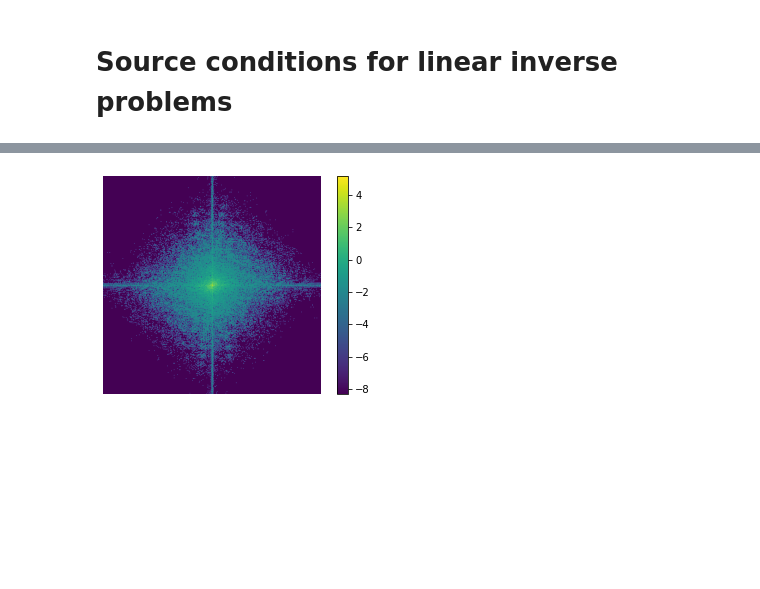
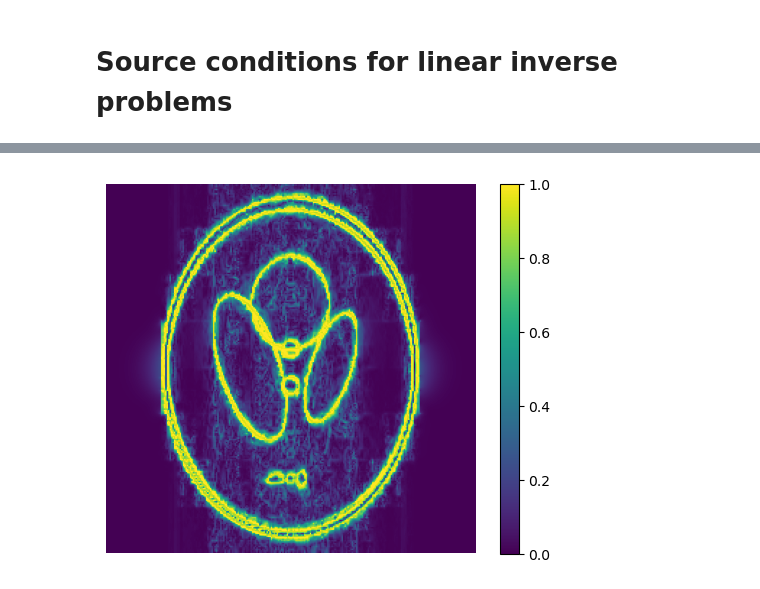
Before and after one commit to martinbenning/source-conditions, a Jupyter notebook: source-condition-main/Estimate optimal Hadamard sampling pattern for ROF reconstruction.ipynb, the cells around one changed output, grey strips where cells are left out. Drawn from its saved outputs; the diff is of its cells as text; code cells hidden in the pictures; blank space fills up the shorter version.

```diff
--- a/source-condition-main/Estimate optimal Hadamard sampling pattern for ROF reconstruction.ipynb
+++ b/source-condition-main/Estimate optimal Hadamard sampling pattern for ROF reconstruction.ipynb
@@ -97,0 +78,25 @@ K = Fourier_Subsampling(mask)
+# %%
+if example == 'shepp_logan':
+    threshold = 4
+if example == 'astronaut':
+    threshold = 15
+
+G = Difference_Gradient(image.shape)
+finite_difference_image = G @ image
+step_sizes = [1, 1/9]
+proximal_map = lambda argument : argument - l2ball_projection(argument, axis=2)
+
+l1_proximal_map = lambda argument : soft_thresholding(argument, threshold*step_sizes[1])
+identity_proximal_map = lambda argument : argument
+proximal_maps = [l1_proximal_map, identity_proximal_map]
+bregman_gradient_1_new = lambda arguments: H @ (H.T @ arguments[0] - G.T @ arguments[1])
+bregman_gradient_2_new = lambda arguments: G @ (G.T @ arguments[1] - H.T @ arguments[0]) + \
+                        proximal_map(arguments[1] + finite_difference_image) - finite_difference_image
+gradients = [bregman_gradient_1_new, bregman_gradient_2_new]
+# %%
+no_of_iterations = 2500
+step_sizes = [1, 1/9]
+palm_arguments = [zeros(image.shape), zeros((image.shape[0], \
+                                image.shape[1], 2))]
+palm_arguments, norm_list = PALM(gradients, proximal_maps, palm_arguments, step_sizes, \
+                            no_of_iterations, print_output=100)
@@ -98,15 +115,13 @@ K = Fourier_Subsampling(mask)
 # %%
-sub_sampled_coefficients = K @ image
-imshow(log(visual_shift + abs(sub_sampled_coefficients)))
+imshow(log(visual_shift + abs(palm_arguments[0])))
 colorbar();
-
-# Save image
 ax = gca()
 ax.set_axis_off()
+# Save image
 if example == 'shepp_logan':
-    path = 'Data/Images/2DSC/shepp_logan_sub_ft.png'
+    path = 'Data/Images/2DSC/shepp_logan_sparse_sc.png'
 if example == 'astronaut':
-    path = 'Data/Images/2DSC/astronaut_sub_ft.png'
+    path = 'Data/Images/2DSC/astronaut_sparse_sc.png'
 savefig(path, dpi=None, facecolor='w', edgecolor='w',
         orientation='portrait', format='png',
         transparent=False, bbox_inches='tight', pad_inches=0.1)
@@ -120,18 +135,16 @@ colorbar();
 # %%
-no_of_nonzeros = mask.flatten().sum()
-largest_coefficients = l0_bound(fftshift(ft_image), no_of_nonzeros)
-imshow(log(visual_shift + abs(largest_coefficients)))
+imshow(sqrt(palm_arguments[1][:, :, 0] ** 2 + palm_arguments[1][:, :, 1] ** 2), vmin=0, vmax=1)
 colorbar();
-# Save image
 ax = gca()
 ax.set_axis_off()
+# Save image
 if example == 'shepp_logan':
-    path = 'Data/Images/2DSC/shepp_logan_sub_optimal_ft_sampling.png'
+    path = 'Data/Images/2DSC/shepp_logan_sparse_sc_subgradient.png'
 if example == 'astronaut':
-    path = 'Data/Images/2DSC/astronaut_sub_optimal_ft_sampling.png'
+    path = 'Data/Images/2DSC/astronaut_sparse_sc_subgradient.png'
 savefig(path, dpi=None, facecolor='w', edgecolor='w',
         orientation='portrait', format='png',
         transparent=False, bbox_inches='tight', pad_inches=0.1)
 # %% [output]
-[figure, old version]
+[figure, new version]
 # %%
```
Also changed, not shown: parts of 56 cells of this notebook, 13 other files.
